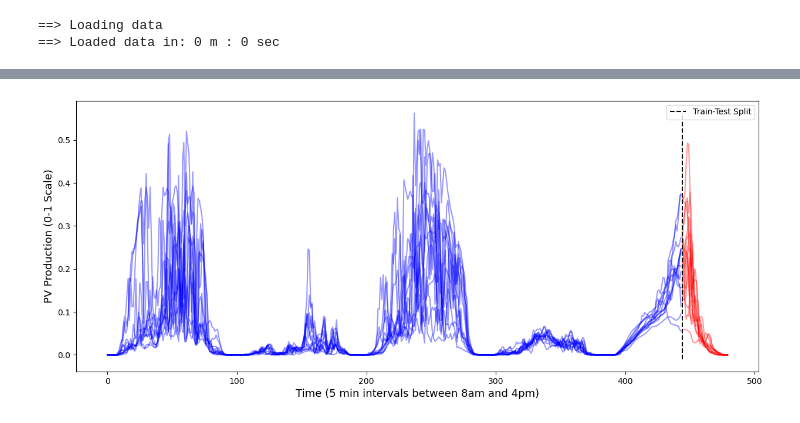
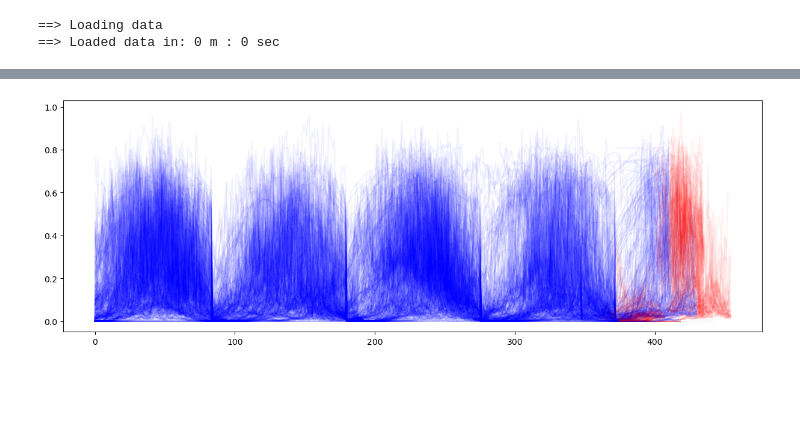
Before and after one commit to eirikbaekkelund/Dissertation, a Jupyter notebook: examples/loading_data.ipynb, the cells around one changed output, grey strips where cells are left out. Drawn from its saved outputs; the diff is of its cells as text; code cells hidden in the pictures; blank space fills up the shorter version.

```diff
--- a/examples/loading_data.ipynb
+++ b/examples/loading_data.ipynb
@@ -135,4 +64,2 @@ loader = PVDataLoader(n_days=N_DAYS,
 ==> Loading data
 ==> Loaded data in: 0 m : 0 sec
-# %%
-x, y = loader.get_time_series()
@@ -141,5 +66,12 @@ x_train, y_train, x_test, y_test = dl.train_test_split(time, y, n_hours=3)
-# %%
-from src.plotting import plot_train_test_split
-plot_train_test_split(y_train, y_test)
-# %% [output]
-[figure, removed]
+# %%
+# creates list of x and y values for each fold split by a given number of days
+x_list, y_list = cross_val_fold(X, y, N_DAYS_TRAIN, DAILY_DATA_POINTS)
+# %%
+# each coupled list is a series of n_days of data where the last n_hours_pred data points are the target
+# the last n_hours_pred data points are randomly selected to be in any interval of the day
+# between day_min and day_max - n_hours_pred to avoid inductive bias of the model by the time of the day
+x_train, y_train, x_test, y_test =  train_test_split_fold(x_list, y_list, N_HOURS_PRED, DAILY_DATA_POINTS, DAY_MIN, DAY_MAX)
+# %%
+# creates loaders for training and testing data to iterate over
+train_loader = PVDataLoader(x_train, y_train)
+test_loader = PVDataLoader(x_test, y_test)
@@ -145,0 +81,10 @@ plot_train_test_split(y_train, y_test)
+# %%
+from matplotlib import pyplot as plt
+
+plt.figure(figsize=(15, 5))
+
+for (x_tr, y_tr), (x_te, y_te) in zip(train_loader, test_loader):
+    plt.plot(x_tr[:,0].numpy(), y_tr.numpy(), color='b', alpha=0.05)
+    plt.plot(x_te[:,0].numpy(), y_te.numpy(), color='r', alpha=0.05)
+# %% [output]
+[figure, added]
```
Also changed, not shown: parts of 21 cells of this notebook, 23 other files.
